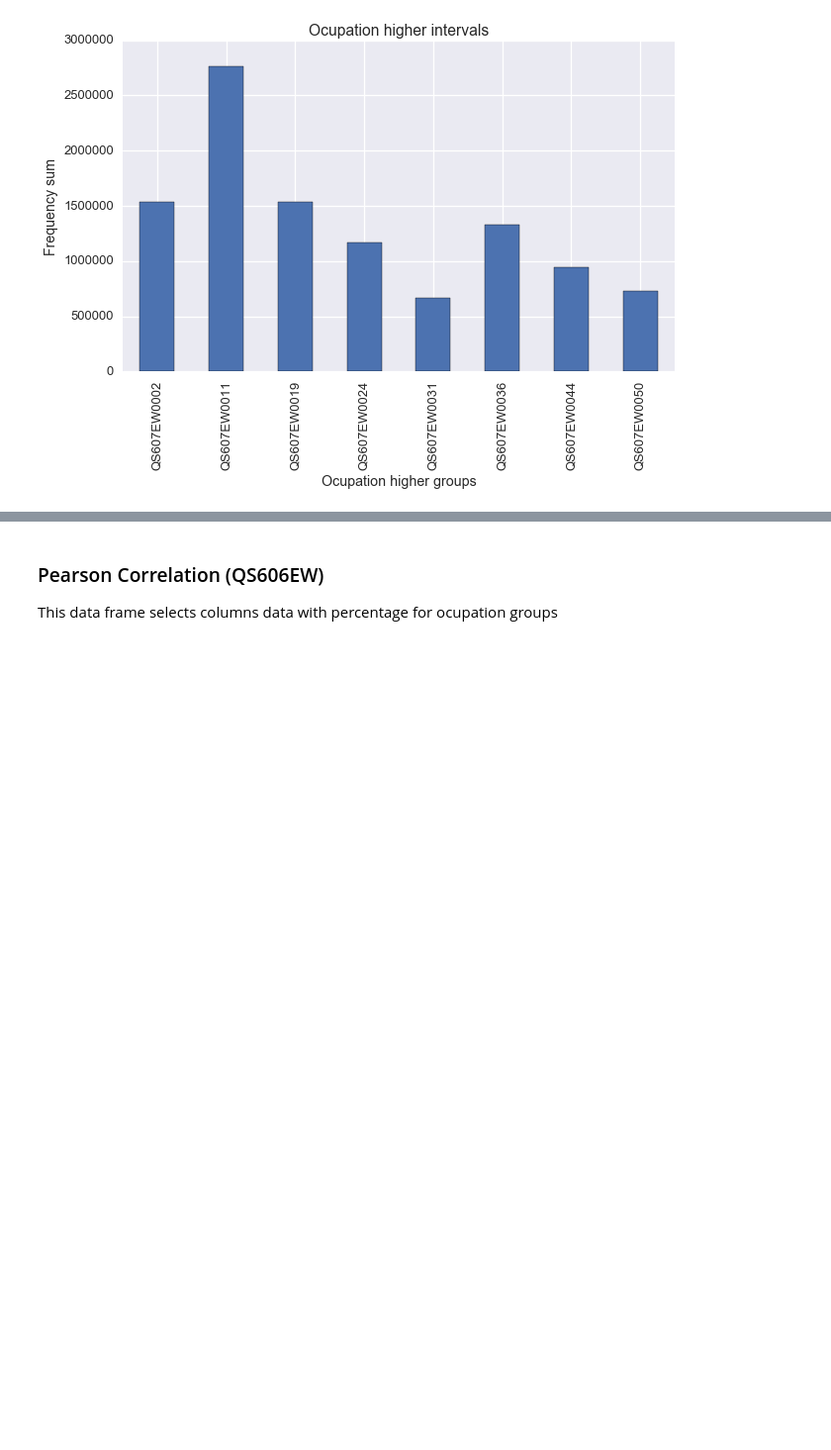
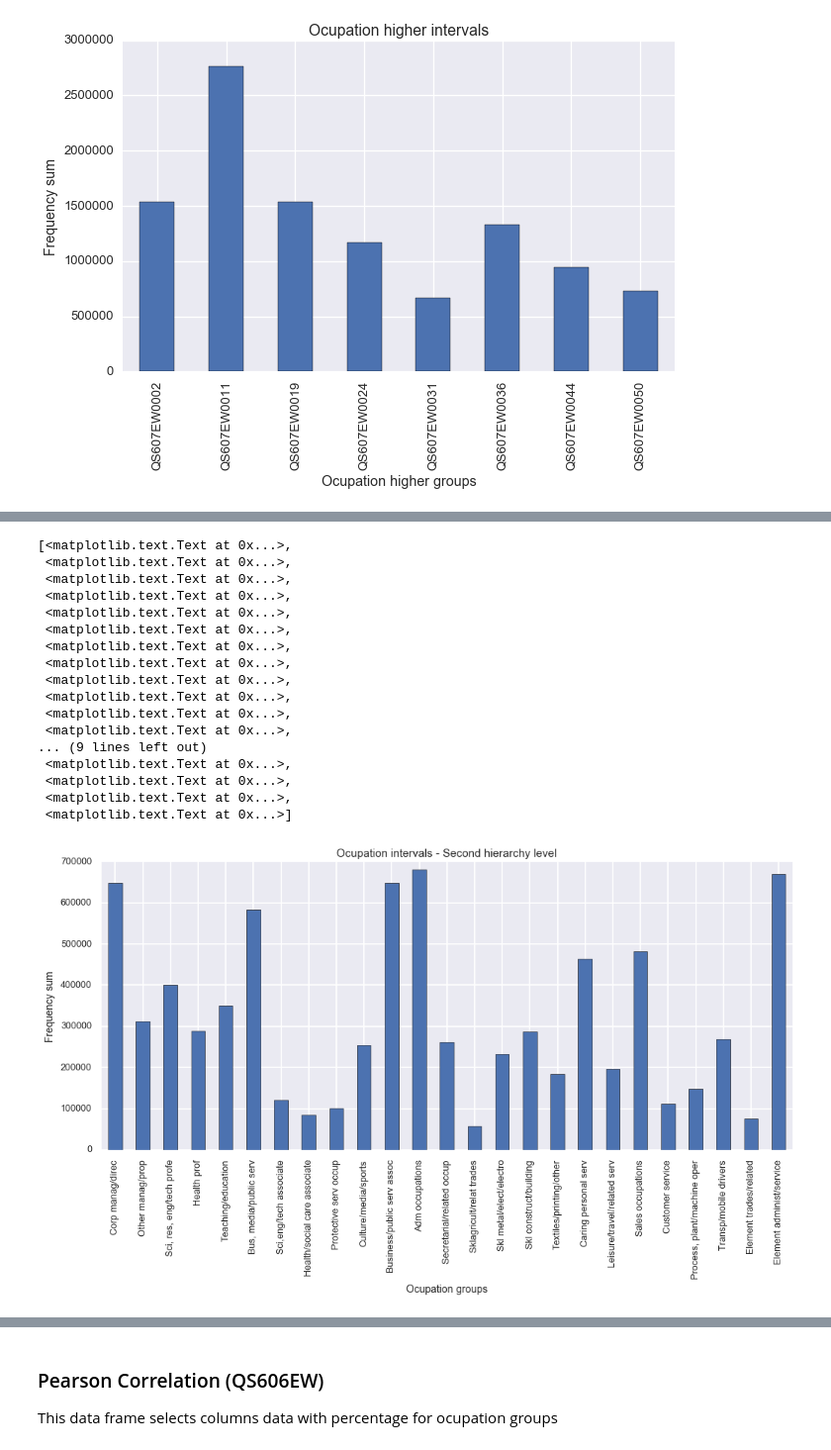
Before and after one commit to sandrofsousa/Resolution, a Jupyter notebook: Histograms - London.ipynb, the cells around one changed output, grey strips where cells are left out. Shown at 99% size. Cells and saved outputs as stored; diff of their text form; code cells hidden in the pictures; blank space fills up the shorter version.

```diff
--- a/Histograms - London.ipynb
+++ b/Histograms - London.ipynb
@@ -797,0 +876,8 @@ higher.sum().plot(kind='bar')
+# %%
+# slice ocupations columns for first hierarchy level
+hier_level2 = occup_full[['S606EW0003', 'S606EW0012', 'S606EW0018', 'S606EW0024', 'S606EW0028',
+                          'S606EW0030', 'S606EW0039', 'S606EW0043', 'S606EW0046', 'S606EW0048',
+                          'S606EW0052', 'S606EW0060', 'S606EW0066', 'S606EW0069', 'S606EW0071',
+                          'S606EW0077', 'S606EW0081', 'S606EW0087', 'S606EW0091', 'S606EW0097',
+                          'S606EW0101', 'S606EW0105', 'S606EW0110', 'S606EW0115', 'S606EW0119']]
+hier_level2.sum()
@@ -797,0 +902,57 @@ higher.sum().plot(kind='bar')
+# %%
+% matplotlib inline
+
+sns.set_style("darkgrid")
+sns.set_context("talk", font_scale=0.7, rc={"lines.linewidth": 1.5})
+plt.figure(facecolor="white", figsize=(12, 5), dpi=300)
+plt.xlabel('Ocupation groups')
+plt.ylabel('Frequency sum')
+plt.title('Ocupation intervals - Second hierarchy level')
+plt.ticklabel_format(style='plain', axis='y')
+
+fig = hier_level2.sum().plot(kind='bar')
+fig.set_xticklabels([
+"Corp manag/direc",
+"Other manag/prop",
+"Sci, res, eng/tech profe",
+"Health prof",
+"Teaching/education",
+"Bus, media/public serv",
+"Sci,eng/tech associate",
+"Health/social care associate",
+"Protective serv occup",
+"Culture/media/sports",
+"Business/public serv assoc",
+"Adm occupations",
+"Secretarial/related occup",
+"Sklagricult/relat trades",
+"Skl metal/elect/electro",
+"Skl construct/building",
+"Textiles/printing/other",
+"Caring personal serv",
+"Leisure/travel/related serv",
+"Sales occupations",
+"Customer service",
+"Process, plant/machine oper",
+"Transp/mobile drivers",
+"Element trades/related",
+"Element administ/service",])
+# %% [output]
+[<matplotlib.text.Text at 0x...>,
+ <matplotlib.text.Text at 0x...>,
+ <matplotlib.text.Text at 0x...>,
+ <matplotlib.text.Text at 0x...>,
+ <matplotlib.text.Text at 0x...>,
+ <matplotlib.text.Text at 0x...>,
+ <matplotlib.text.Text at 0x...>,
+ <matplotlib.text.Text at 0x...>,
+ <matplotlib.text.Text at 0x...>,
+ <matplotlib.text.Text at 0x...>,
+ <matplotlib.text.Text at 0x...>,
+ <matplotlib.text.Text at 0x...>,
+... (9 lines left out)
+ <matplotlib.text.Text at 0x...>,
+ <matplotlib.text.Text at 0x...>,
+ <matplotlib.text.Text at 0x...>,
+ <matplotlib.text.Text at 0x...>]
+[figure, added]
```
Also changed, not shown: parts of 21 cells of this notebook.
